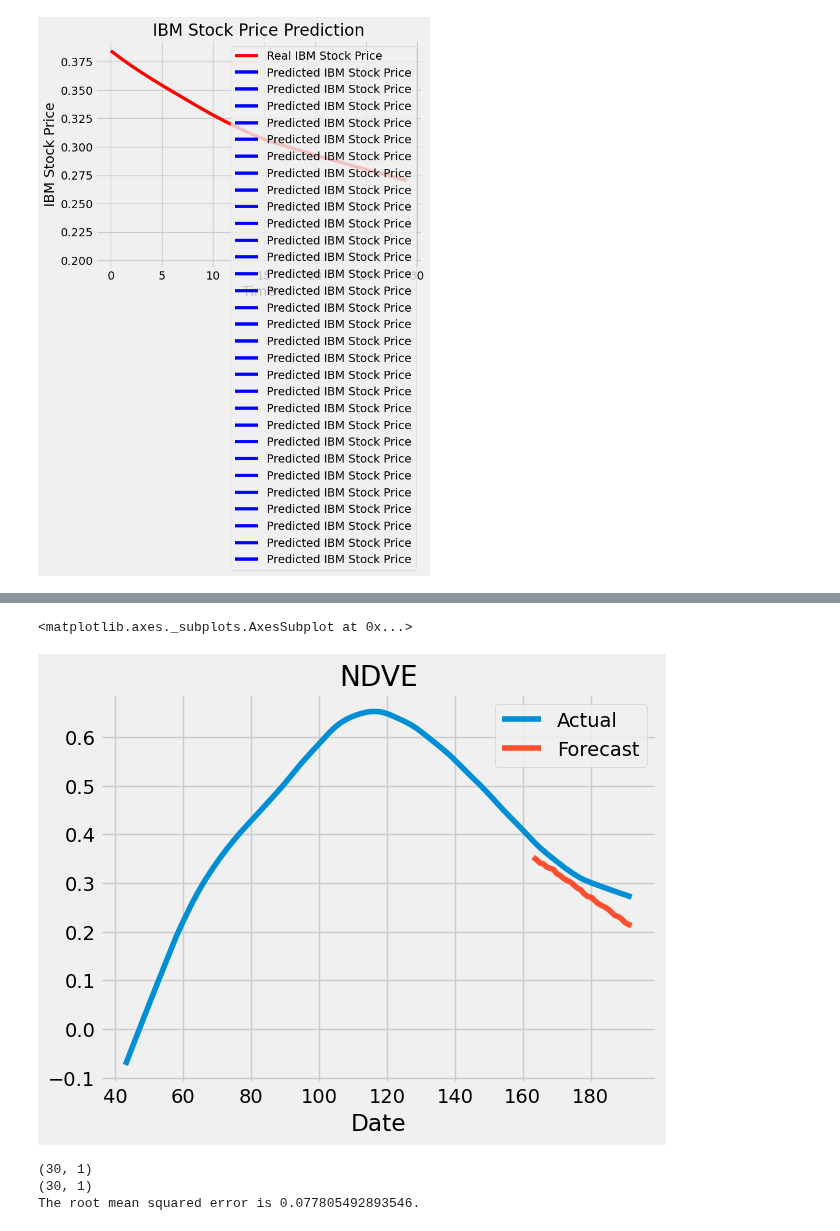
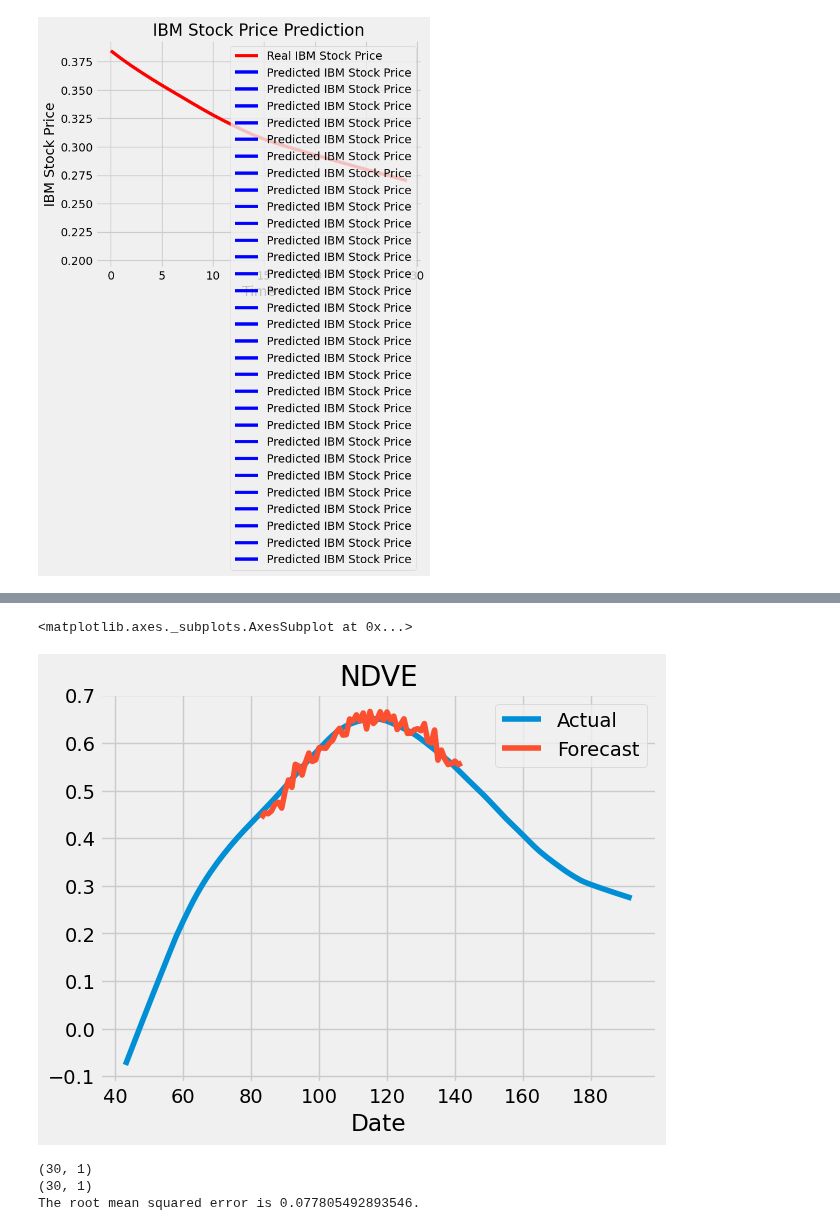
Before and after one commit to Simone-Scalella/AgriVision2022, a Jupyter notebook: GruEasy2.ipynb, the cells around one changed output, grey strips where cells are left out. Cells and saved outputs as stored; diff of their text form; code cells hidden in the pictures.

```diff
--- a/GruEasy2.ipynb
+++ b/GruEasy2.ipynb
@@ -143,7 +143,7 @@ dataset_total = pd.concat((s[:trainingLenght],s[trainingLenght:]),axis=0)
 inputs = dataset_total[len(dataset_total)-len(test_set)-Window:].values # Da qui ho tolto - 10
 inputs = dataset_total[len(dataset_total)-len(test_set)-Window:].values # Da qui ho tolto - 10
 inputs = inputs.reshape(-1,1)
-inputs  = sc.transform(inputs)
+inputs  = sc.fit_transform(inputs)
 # %%
 # Preparing X_test and predicting the prices
 
@@ -233,24 +249,15 @@ Epoch 1000/1000
 # %%
 
 
-dataset_total = np.reshape(NDVI[31].data_matrix.flatten(),(NDVI[31].data_matrix.flatten().shape[0],1))
-inputs = dataset_total[-2*n_lookback:-n_lookback] # generare "l'ultima sequenza disponibile"
-print(inputs.shape)
+dataset_total = np.reshape(NDVI[90].data_matrix.flatten(),(NDVI[90].data_matrix.flatten().shape[0],1))
+starttime = 10
+stoptime = starttime+n_lookback
+inputs = dataset_total[starttime:stoptime] # generare "l'ultima sequenza disponibile"
+print(inputs[-3:])
+inputs  = sc.transform(inputs)
 inputs = inputs.reshape(1, n_lookback, 1)
-print(inputs.shape)
-print(inputs)
-#inputs  = sc.transform(inputs)
-# Preparing X_test and predicting the prices
-
-#X_test = []
-#for i in range(Window,testLenght+Window):
-#    X_test.append(inputs[i-Window:i,0])
-#X_test = np.array(X_test)
-#X_test = np.reshape(X_test, (X_test.shape[0],X_test.shape[1],1))
-#
-#print(X_test.shape)
 
 predicted_stock_price = regressor.predict(inputs)
 predicted_stock_price = sc.inverse_transform(predicted_stock_price)
-#print(predicted_stock_price)
+print(predicted_stock_price[0][:3])
 # %% [output]
@@ -274,19 +269,19 @@ predicted_stock_price = sc.inverse_transform(predicted_stock_price)
 # %%
 # organize the results in a data frame
 Days = range(43,193)
 df_past = pd.DataFrame(columns=['Date', 'Actual'])
 df_past['Date'] = Days
 df_past['Actual'] = dataset_total
 
 df_future = pd.DataFrame(columns=['Date', 'Actual', 'Forecast'])
-df_future['Date'] = Days[-n_forecast:]
+df_future['Date'] = Days[stoptime:stoptime+n_forecast]
 df_future['Forecast'] = predicted_stock_price.flatten() #ha offset di 0.2 ma non si sa perche' :/
 
 results = df_past.append(df_future).set_index('Date')
 results.plot(title='NDVE')
 # %% [output]
 <matplotlib.axes._subplots.AxesSubplot at 0x...>
-[figure, old version]
+[figure, new version]
 # %%
 # Evaluating our model
 print(test_set.shape)
```
Also changed, not shown: parts of 10 cells of this notebook.
